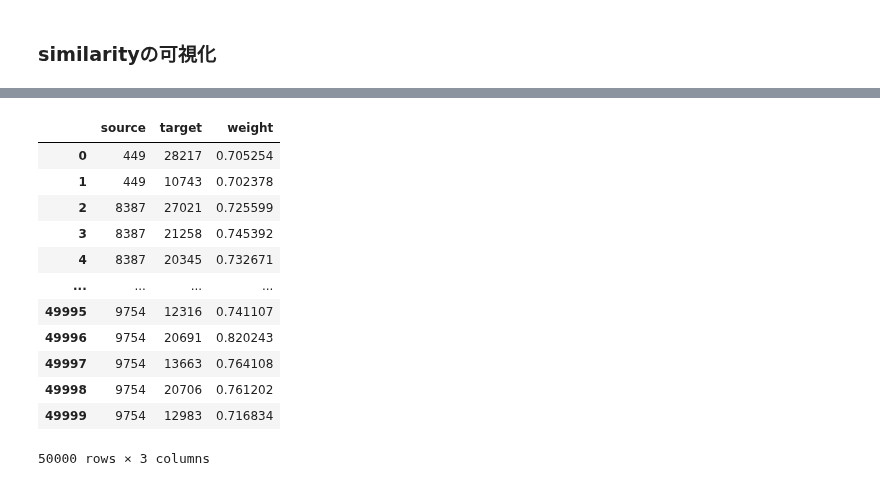
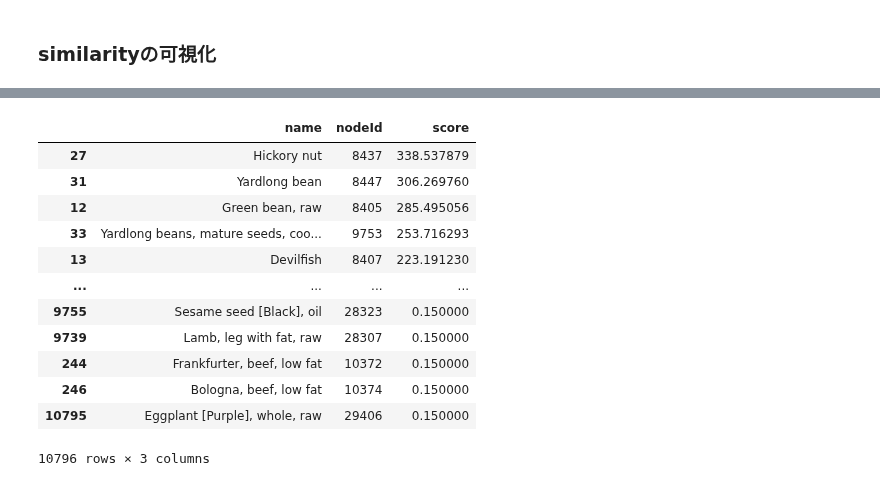
Before and after one commit to MariMurotani/RecipeHack, a Jupyter notebook: jupyter/analyze_word2_vec.ipynb, the cells around one changed output, grey strips where cells are left out. Drawn from its saved outputs; the diff is of its cells as text; code cells hidden in the pictures.

```diff
--- a/jupyter/analyze_word2_vec.ipynb
+++ b/jupyter/analyze_word2_vec.ipynb
@@ -145,18 +190,17 @@ def project_similarity_graph(tx):
     """)
     tx.run("""
         CALL gds.graph.project(
-            'similarityGraph',
-            {
-                FoodSubType: {
-                    properties: ['word_vector']  // 使用するノードプロパティ
-                },
-                Compound: {}  // Compoundノードはリレーション用
-            },
-            {
-                CONTAINS: {
-                    orientation: 'UNDIRECTED'
-                }
+        'similarityGraph',
+        ['FoodSubType'],
+        {
+            SIMILAR: {
+                orientation: 'UNDIRECTED',
+                properties: ['weight']
             }
+        },
+        {
+            nodeProperties: ['word_vector', 'flavor_vector']
+        }
         )
      """)
 
@@ -205,16 +233,17 @@ pagerank_df
-# %%
-edge_df
-# %% [output]
-|  | source | target | weight |
-| 0 | 449 | 28217 | 0.705254 |
-| 1 | 449 | 10743 | 0.702378 |
-| 2 | 8387 | 27021 | 0.725599 |
-| 3 | 8387 | 21258 | 0.745392 |
-| 4 | 8387 | 20345 | 0.732671 |
-| ... | ... | ... | ... |
-| 49995 | 9754 | 12316 | 0.741107 |
-| 49996 | 9754 | 20691 | 0.820243 |
-| 49997 | 9754 | 13663 | 0.764108 |
-| 49998 | 9754 | 20706 | 0.761202 |
-| 49999 | 9754 | 12983 | 0.716834 |
-50000 rows × 3 columns
+# %%
+pagerank_df = pagerank_df.sort_values("score", ascending=False)
+pagerank_df
+# %% [output]
+|  | name | nodeId | score |
+| 27 | Hickory nut | 8437 | 338.537879 |
+| 31 | Yardlong bean | 8447 | 306.269760 |
+| 12 | Green bean, raw | 8405 | 285.495056 |
+| 33 | Yardlong beans, mature seeds, coo... | 9753 | 253.716293 |
+| 13 | Devilfish | 8407 | 223.191230 |
+| ... | ... | ... | ... |
+| 9755 | Sesame seed [Black], oil | 28323 | 0.150000 |
+| 9739 | Lamb, leg with fat, raw | 28307 | 0.150000 |
+| 244 | Frankfurter, beef, low fat | 10372 | 0.150000 |
+| 246 | Bologna, beef, low fat | 10374 | 0.150000 |
+| 10795 | Eggplant [Purple], whole, raw | 29406 | 0.150000 |
+10796 rows × 3 columns
```
Also changed, not shown: parts of 6 cells of this notebook, 2 other files.
